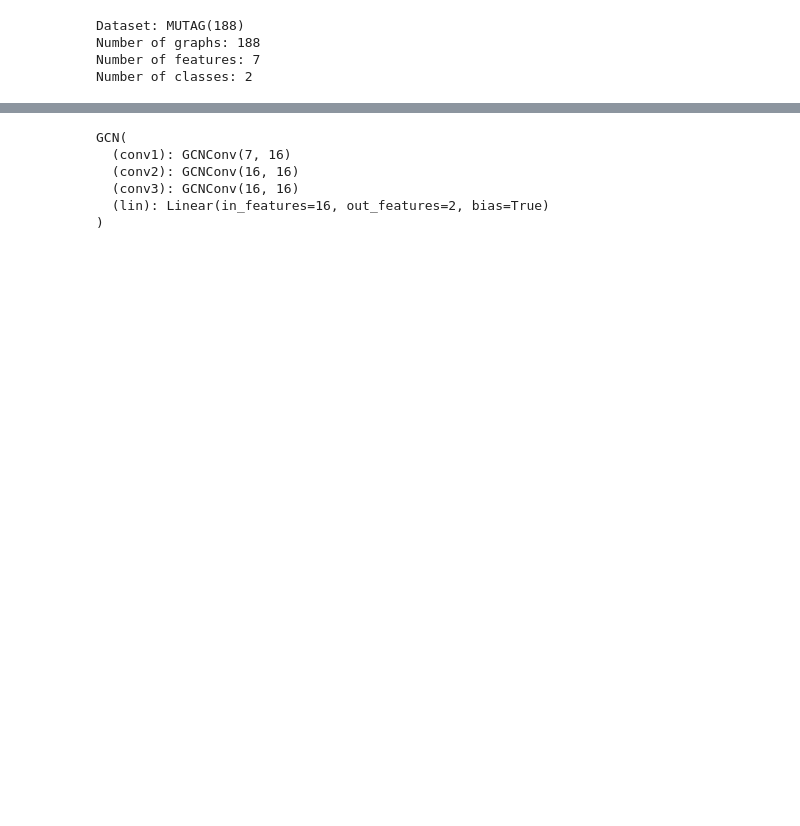
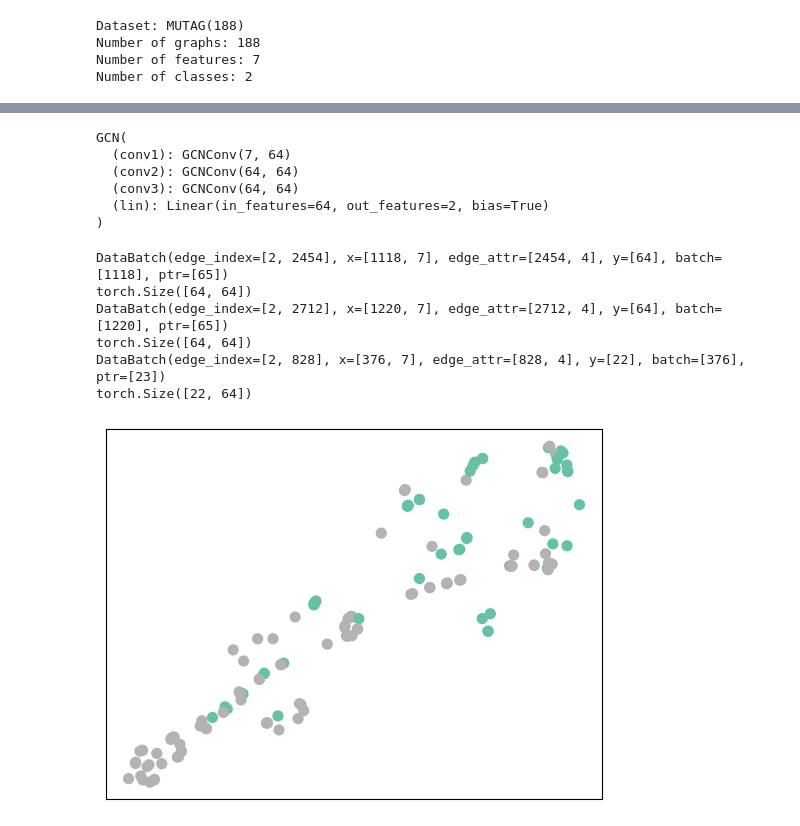
Before and after one commit to frogstar-world-b/Graph-NNs, a Jupyter notebook: graph_classification/Graph_Classification.ipynb, the cells around one changed output, grey strips where cells are left out. Drawn from its saved outputs; the diff is of its cells as text; code cells hidden in the pictures; blank space fills up the shorter version.

```diff
--- a/graph_classification/Graph_Classification.ipynb
+++ b/graph_classification/Graph_Classification.ipynb
@@ -139,6 +194,6 @@ tensor([ 0,  0,  0,  0,  0,  0,  0,  0,  0,  0,  0,  0,  0,  1,  1,  1,  1,  1,
 # %%
 feature_size = dataset.num_node_features
-hidden_size = 16
+hidden_size = 64
 num_classes = dataset.num_classes
 
 class GCN(torch.nn.Module):
@@ -151,7 +206,7 @@ class GCN(torch.nn.Module):
         self.lin = Linear(hidden_size, num_classes)
     def forward(self, x, edge_index, batch):
         # 1. Obtain node embeddings
-        x = F.dropout(x, p=0.5, training=self.training)
+        # x = F.dropout(x, p=0.5, training=self.training)
         h = self.conv1(x, edge_index)
         h = h.relu()
         h = self.conv2(h, edge_index)
@@ -168,21 +223,33 @@ model = GCN(hidden_size)
 print(model)
 # %% [output]
 GCN(
-  (conv1): GCNConv(7, 16)
-  (conv2): GCNConv(16, 16)
-  (conv3): GCNConv(16, 16)
-  (lin): Linear(in_features=16, out_features=2, bias=True)
+  (conv1): GCNConv(7, 64)
+  (conv2): GCNConv(64, 64)
+  (conv3): GCNConv(64, 64)
+  (lin): Linear(in_features=64, out_features=2, bias=True)
 )
 # %%
-# Get node embeddings from untrained GCN model
-# model = GCN(hidden_size)
-# model.eval()  # we don't want to run dropout
-# logits=[]
-# h=[]
-# yc = []
-# for d in train_loader:
-#     logs, hs = model(d.x, d.edge_index, d.batch)
-#     logits.append(logs)
-#     yc.append(d.y)
-#     h.append(hs)
-# visualize(h[1], yc[1])
+# Get graph embeddings from the UNTRAINED GCN model, color by true class assignment
+model.eval()  # we don't want to run dropout
+L = []
+H = []
+Y = []
+for d in train_loader:
+    print(d)
+    logits, h = model(d.x, d.edge_index, d.batch)
+    print(h.shape)
+    L.append(logits)
+    H.append(h)
+    Y.append(d.y)
+L = torch.concat(L)
+H = torch.concat(H)
+Y = torch.concat(Y)
+visualize_graph_embeddings(H, Y)
+# %% [output]
+DataBatch(edge_index=[2, 2454], x=[1118, 7], edge_attr=[2454, 4], y=[64], batch=[1118], ptr=[65])
+torch.Size([64, 64])
+DataBatch(edge_index=[2, 2712], x=[1220, 7], edge_attr=[2712, 4], y=[64], batch=[1220], ptr=[65])
+torch.Size([64, 64])
+DataBatch(edge_index=[2, 828], x=[376, 7], edge_attr=[828, 4], y=[22], batch=[376], ptr=[23])
+torch.Size([22, 64])
+[figure, added]
```
Also changed, not shown: parts of 35 cells of this notebook, 2 other files.
